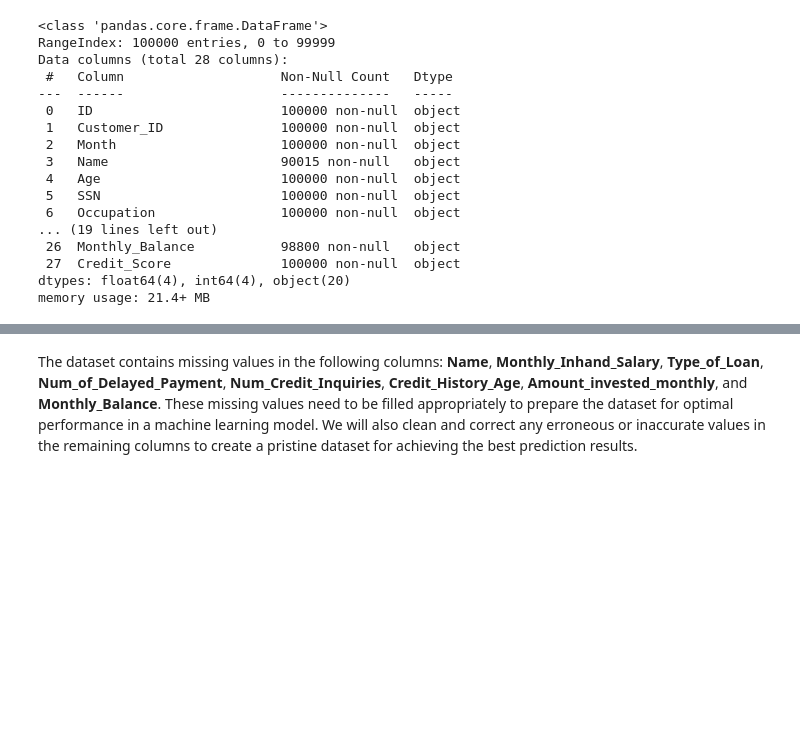
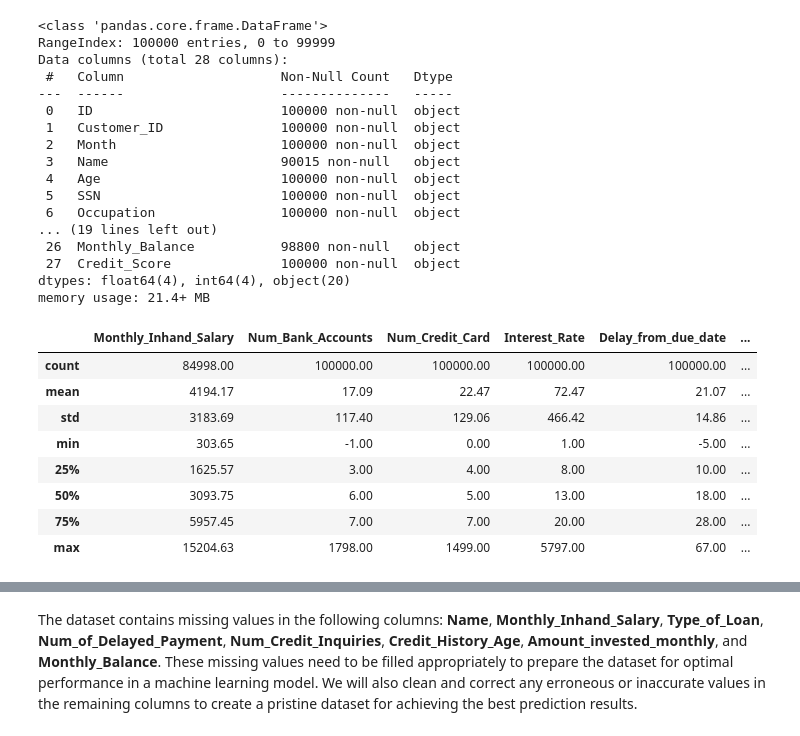
Before and after one commit to gilchea/credit_score_team2_k45, a Jupyter notebook: report_cleaned.ipynb, the cells around one changed output, grey strips where cells are left out. Cells and saved outputs as stored; diff of their text form; code cells hidden in the pictures; blank space fills up the shorter version.

```diff
--- a/report_cleaned.ipynb
+++ b/report_cleaned.ipynb
@@ -94,6 +94,18 @@ Data columns (total 28 columns):
  27  Credit_Score              100000 non-null  object
 dtypes: float64(4), int64(4), object(20)
 memory usage: 21.4+ MB
+# %%
+df.describe()
+# %% [output]
+|  | Monthly_Inhand_Salary | Num_Bank_Accounts | Num_Credit_Card | Interest_Rate | Delay_from_due_date | ... |
+| count | 84998.00 | 100000.00 | 100000.00 | 100000.00 | 100000.00 | ... |
+| mean | 4194.17 | 17.09 | 22.47 | 72.47 | 21.07 | ... |
+| std | 3183.69 | 117.40 | 129.06 | 466.42 | 14.86 | ... |
+| min | 303.65 | -1.00 | 0.00 | 1.00 | -5.00 | ... |
+| 25% | 1625.57 | 3.00 | 4.00 | 8.00 | 10.00 | ... |
+| 50% | 3093.75 | 6.00 | 5.00 | 13.00 | 18.00 | ... |
+| 75% | 5957.45 | 7.00 | 7.00 | 20.00 | 28.00 | ... |
+| max | 15204.63 | 1798.00 | 1499.00 | 5797.00 | 67.00 | ... |
 # %%
 msno.bar(df = df,
          figsize = (8, 4),
```
Also changed, not shown: parts of 63 cells of this notebook.
